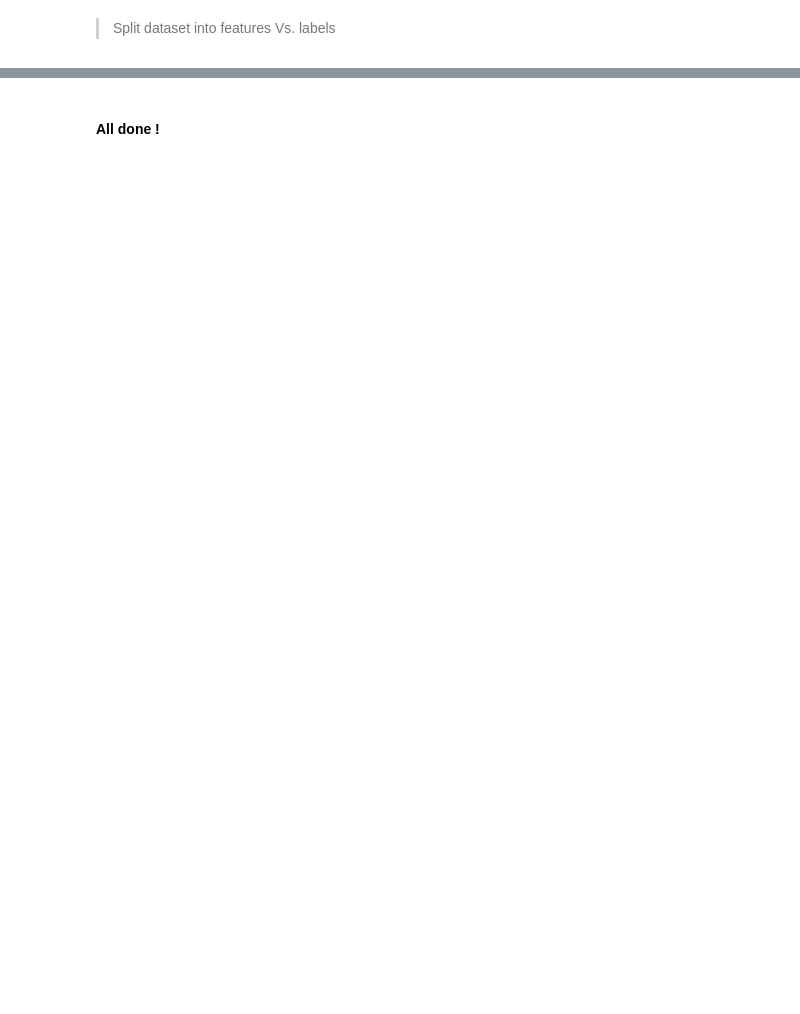
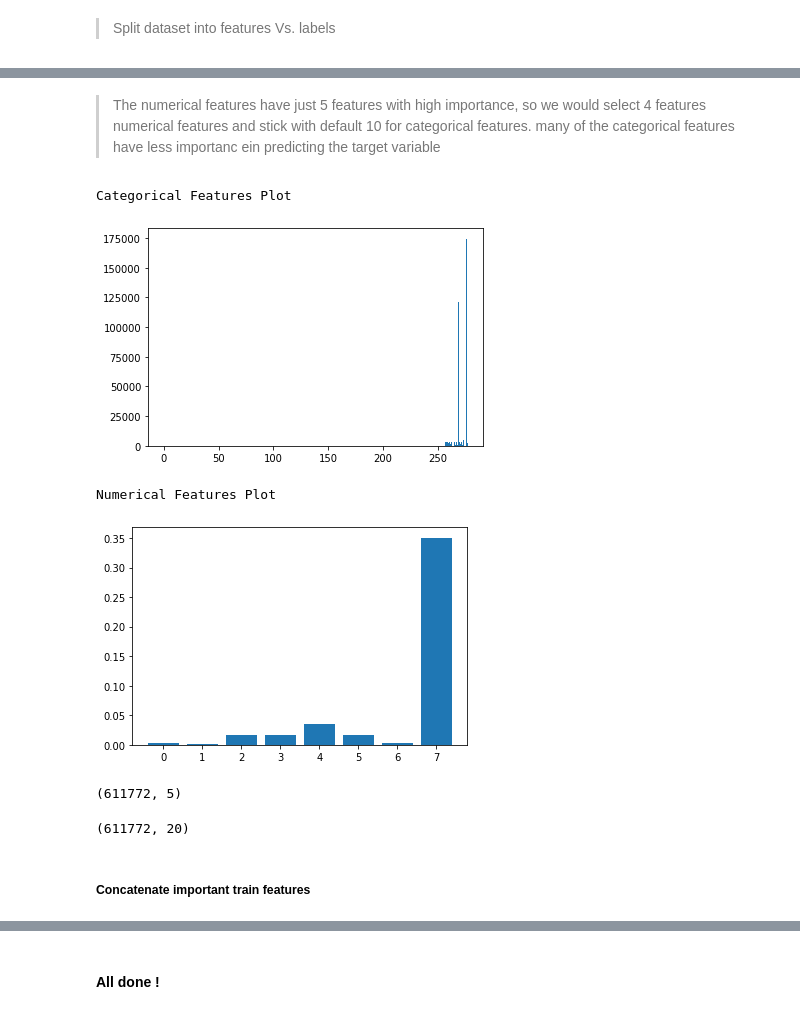
Before and after one commit to Patrick5455/Zimnat-Insurance-Challenge, a Jupyter notebook: modelling_notebook_colab.ipynb, the cells around one changed output, grey strips where cells are left out. Drawn from its saved outputs; the diff is of its cells as text; code cells hidden in the pictures; blank space fills up the shorter version.

```diff
--- a/modelling_notebook_colab.ipynb
+++ b/modelling_notebook_colab.ipynb
@@ -889,0 +1028,3 @@ test_features_no_p.head(3)
+# %%
+train_cat_cols = train_features_no_p.iloc[:,8:].columns.to_list()
+train_cat_cols[:6]
@@ -889,0 +1038,3 @@ test_features_no_p.head(3)
+# %%
+train_num_cols = train_features_no_p.iloc[:,:8].columns.to_list()
+train_num_cols
@@ -889,0 +1099,20 @@ test_features_no_p.head(3)
+# %% [markdown]
+> The numerical features have just 5 features with high importance, so we would select 4 features numerical features and stick with default 10 for categorical features. many of the categorical features have less importanc ein predicting the  target variable
+# %%
+cat_train, num_train, results_train = calc_feature_import(X_train=train_features_no_p,
+                    y=train_labels_no_p, cat_cols=train_cat_cols, num_cols=train_num_cols, print_result=False,k_num=5, k_cat=20)
+# %% [output]
+Categorical Features Plot
+[figure, added]
+Numerical Features Plot
+[figure, added]
+# %%
+num_train.shape
+# %% [output]
+(611772, 5)
+# %%
+cat_train.shape
+# %% [output]
+(611772, 20)
+# %% [markdown]
+##### Concatenate important train features
```
Also changed, not shown: parts of 74 cells of this notebook.
